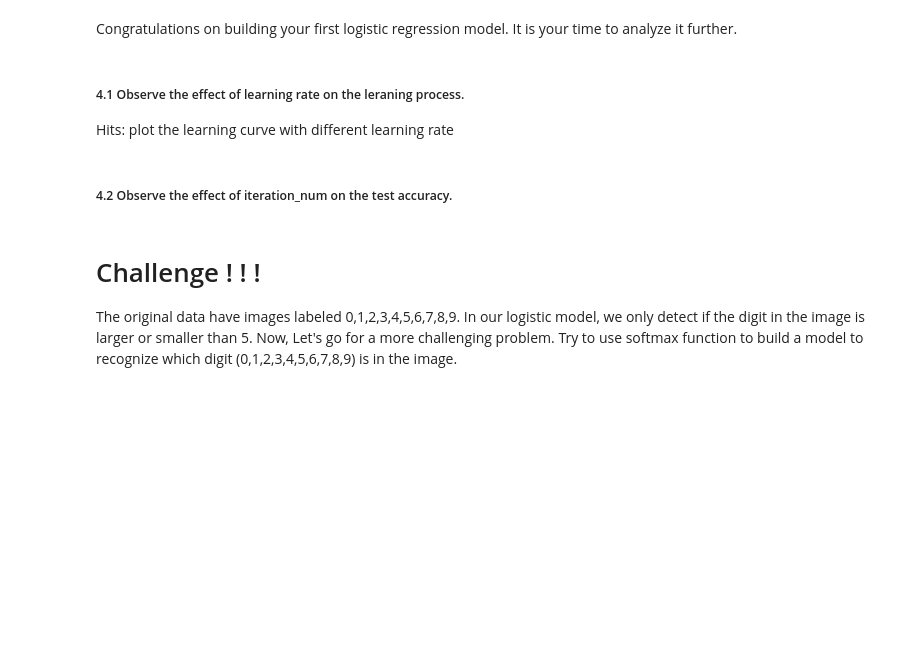
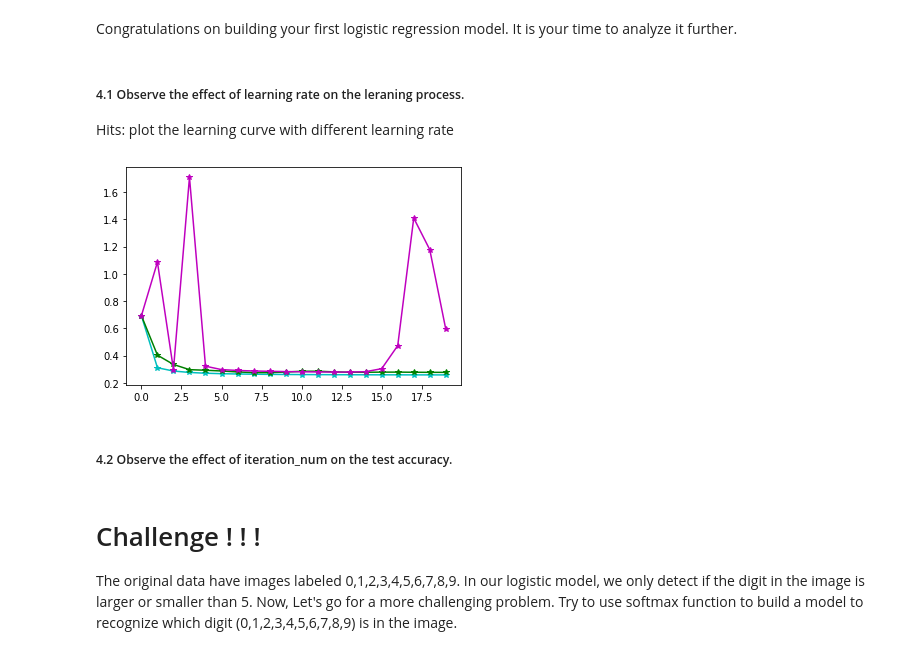
Before and after one commit to honwaii/nlp, a Jupyter notebook: assignment04/Assignment04.ipynb, the cells around one changed output. Drawn from its saved outputs; the diff is of its cells as text; code cells hidden in the pictures; blank space fills up the shorter version.

```diff
--- a/assignment04/Assignment04.ipynb
+++ b/assignment04/Assignment04.ipynb
@@ -301,16 +308,14 @@ def predict(w, b, X):
     Returns:
     Y_prediction -- a numpy array (vector) containing all predictions (0/1) for the examples in X
     '''
-    m = X.shape[1]
-    Y_prediction = np.zeros((1,m))
-    w = w.reshape(X.shape[0],1)
+    m = X.shape[0]
+    Y_prediction = np.zeros((1, m))
 
-    A = None
-
-    for i in range(A.shape[i]):
-        None
-
-    assert(Y_prediction.shape == (1,m))
+    A = sigmoid(w * m + b)
+    # print(A.shape)
+    for i in range(A.shape[0]):
+        Y_prediction[0, i] = 1 if A[i, 0] > 0.5 else 0
+    assert (Y_prediction.shape == (1, m))
 
     return Y_prediction
 # %% [markdown]
@@ -318,7 +323,7 @@ def predict(w, b, X):
 # %% [markdown]
 Congratulations !! You have finished all the necessary components for constructing a model. Now, Let's take the challenge to merge all the implemented function into one model.
 # %%
-def model(X_train, Y_trein, X_test, Y_test, num_iterations, learning_rate,print_cost):
+def model(X_train, Y_train, X_test, Y_test, num_iterations, learning_rate,print_cost):
     """
     Build the logistic regression model by calling all the functions you have implemented.
     Arguments:
@@ -341,9 +346,10 @@ def model(X_train, Y_trein, X_test, Y_test, num_iterations, learning_rate,print_
     dim = X_train.shape[1]
     # print("-->" + str(dim))
     w, b = initialize_parameters(dim)
-    params, grads, costs = optimize(w, b, X_train, Y_train, num_iterations, learning_rate, True)
-    Y_predicte = predict(params['w'], params['b'], X_test)
-    return Y_predicte
+    params, grads, costs = optimize(w, b, X_train, Y_train, num_iterations, learning_rate, print_cost)
+    Y_predicate = predict(params['w'], params['b'], X_test)
+
+    return Y_predicate, costs
 # %% [markdown]
 ### 4.选做题
 # %% [markdown]
@@ -351,6 +357,22 @@ Congratulations on building your first logistic regression model. It is your tim
 # %% [markdown]
 ##### 4.1 Observe the effect of learning rate on the leraning process.
 Hits: plot the learning curve with different learning rate
+# %%
+def draw_diff_learning_rate():
+    X_train, X_test, y_train, y_test = generate_dataset()
+    y_predicte, costs_1 = model(X_train, Y_train=y_train, X_test=X_test, Y_test=y_test, num_iterations=2000,learning_rate=0.005, print_cost=False)
+    y_predicte, costs_2 = model(X_train, Y_train=y_train, X_test=X_test, Y_test=y_test, num_iterations=2000,learning_rate=0.01,print_cost=False)
+    y_predicte, costs_3 = model(X_train, Y_train=y_train, X_test=X_test, Y_test=y_test, num_iterations=2000,learning_rate=0.015, print_cost=False)
+
+    plt.plot([x for x in range(len(costs_1))], costs_1, 'c*-')
+    plt.plot([x for x in range(len(costs_2))], costs_2, 'g*-')
+    plt.plot([x for x in range(len(costs_3))], costs_3, 'm*-')
+    plt.show()
+
+
+draw_diff_learning_rate()
+# %% [output]
+[figure, added]
 # %% [markdown]
 ##### 4.2 Observe the effect of iteration_num on the test accuracy.
 # %% [markdown]
```
Also changed, not shown: parts of 9 cells of this notebook.
